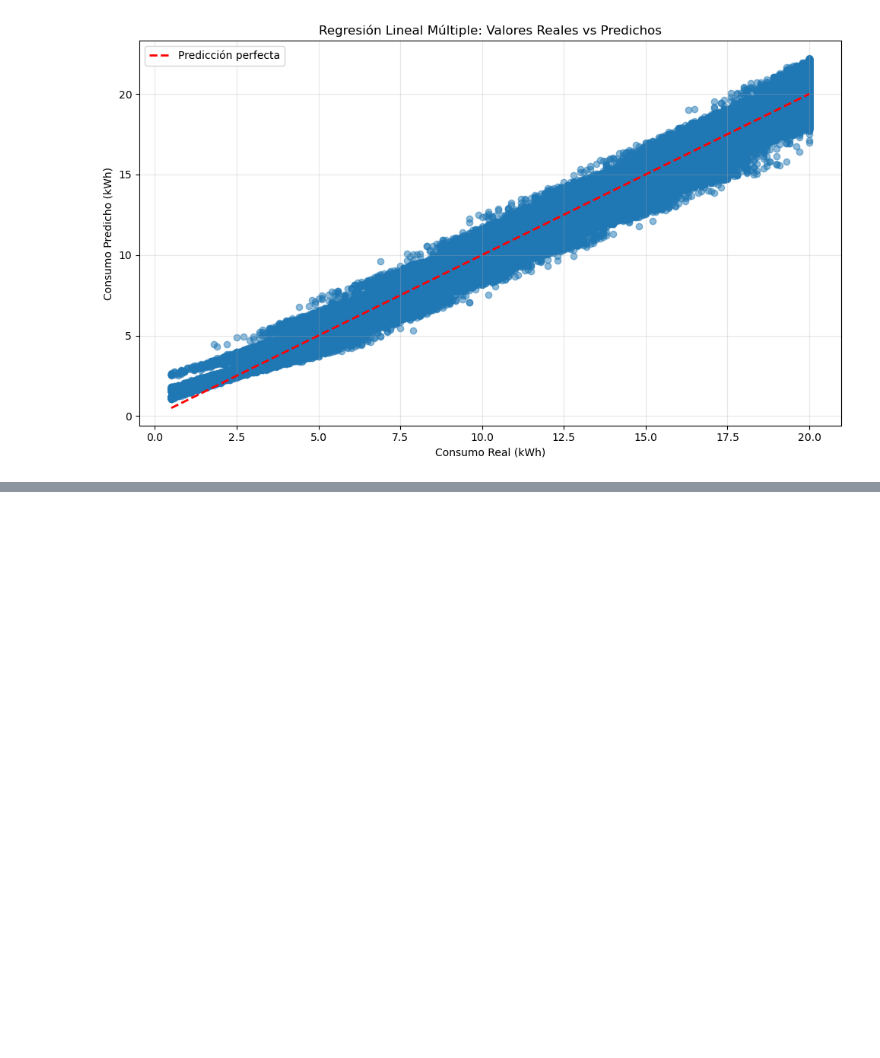
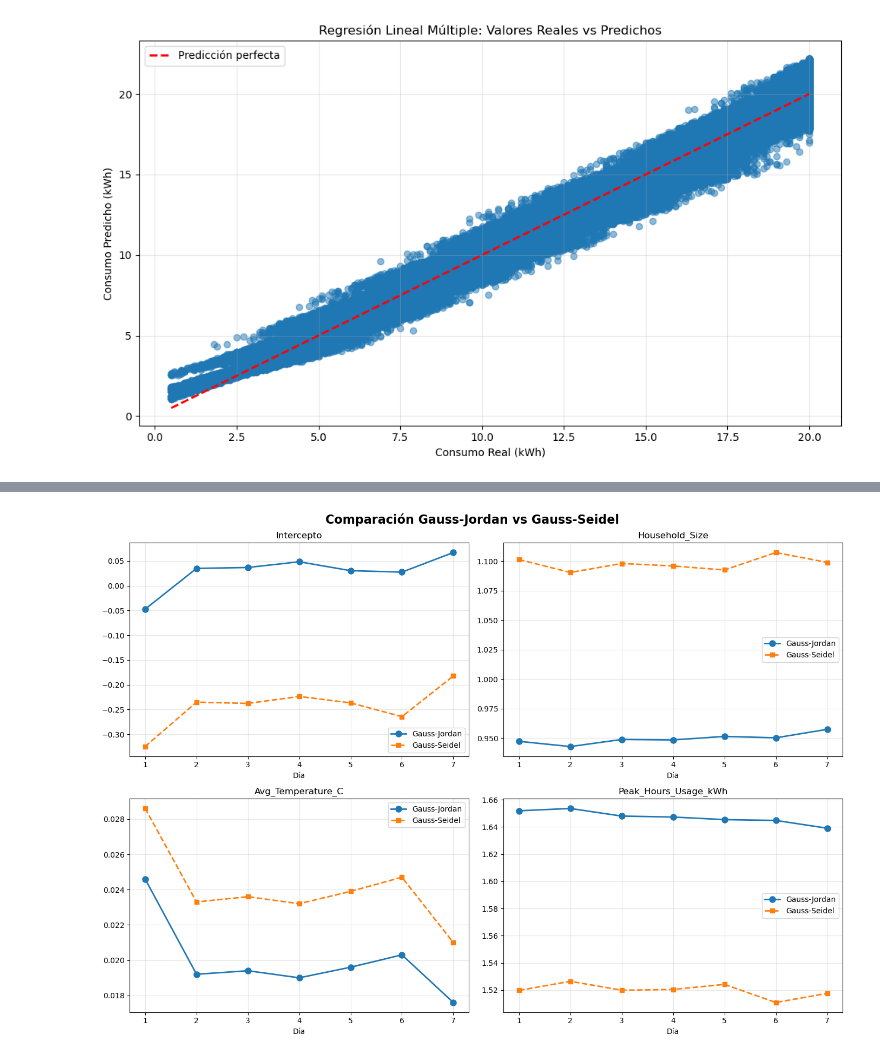
Before and after one commit to Miguelx28/M-todos-Num-ricos-2025-b, a Jupyter notebook: Codigo/Notebook.ipynb, the cells around one changed output, grey strips where cells are left out. Cells and saved outputs as stored; diff of their text form; code cells hidden in the pictures; blank space fills up the shorter version.

```diff
--- a/Codigo/Notebook.ipynb
+++ b/Codigo/Notebook.ipynb
@@ -449,0 +648,11 @@ Día 7:
+# %%
+A2 = A.T @ A
+b2 = A.T @ b
+
+sol, iters = metodos._gauss_seidel(A2.copy(), b2.copy(), max_iter=1000, tol=1e-6, mostrar=True)
+
+print("\nSolución por Gauss-Seidel:")
+for var, val in zip(variables, sol):
+    print(f"{var} = {val}")
+
+print("Iteraciones:", iters)
@@ -449,0 +677,38 @@ Día 7:
+# %%
+# Gráfica de comparación
+import matplotlib.pyplot as plt
+
+dias = list(ecuaciones.keys())
+fig, axes = plt.subplots(2, 2, figsize=(14, 10))
+fig.suptitle('Comparación Gauss-Jordan vs Gauss-Seidel', fontsize=16, fontweight='bold')
+
+# Intercepto
+int_gj = [eq['intercepto'] for eq in ecuaciones.values()]
+int_gs = [eq['intercepto'] for eq in ecuaciones_gs.values()]
+axes[0,0].plot(dias, int_gj, 'o-', label='Gauss-Jordan', linewidth=2, markersize=8)
+axes[0,0].plot(dias, int_gs, 's--', label='Gauss-Seidel', linewidth=2, markersize=6)
+axes[0,0].set_title('Intercepto')
+axes[0,0].set_xlabel('Día')
+axes[0,0].legend()
+axes[0,0].grid(True, alpha=0.3)
+
+# Coeficientes (ajusta los nombres según tus variables)
+nombres_vars = ['Household_Size', 'Avg_Temperature_C', 'Peak_Hours_Usage_kWh']
+for idx, var in enumerate(nombres_vars):
+    row = (idx + 1) // 2
+    col = (idx + 1) % 2
+
+    coef_gj = [eq['coeficientes'][var] for eq in ecuaciones.values()]
+    coef_gs = [eq['coeficientes'][var] for eq in ecuaciones_gs.values()]
+
+    axes[row,col].plot(dias, coef_gj, 'o-', label='Gauss-Jordan', linewidth=2, markersize=8)
+    axes[row,col].plot(dias, coef_gs, 's--', label='Gauss-Seidel', linewidth=2, markersize=6)
+    axes[row,col].set_title(var)
+    axes[row,col].set_xlabel('Día')
+    axes[row,col].legend()
+    axes[row,col].grid(True, alpha=0.3)
+
+plt.tight_layout()
+plt.show()
+# %% [output]
+[figure, added]
```
Also changed, not shown: parts of 4 cells of this notebook.
